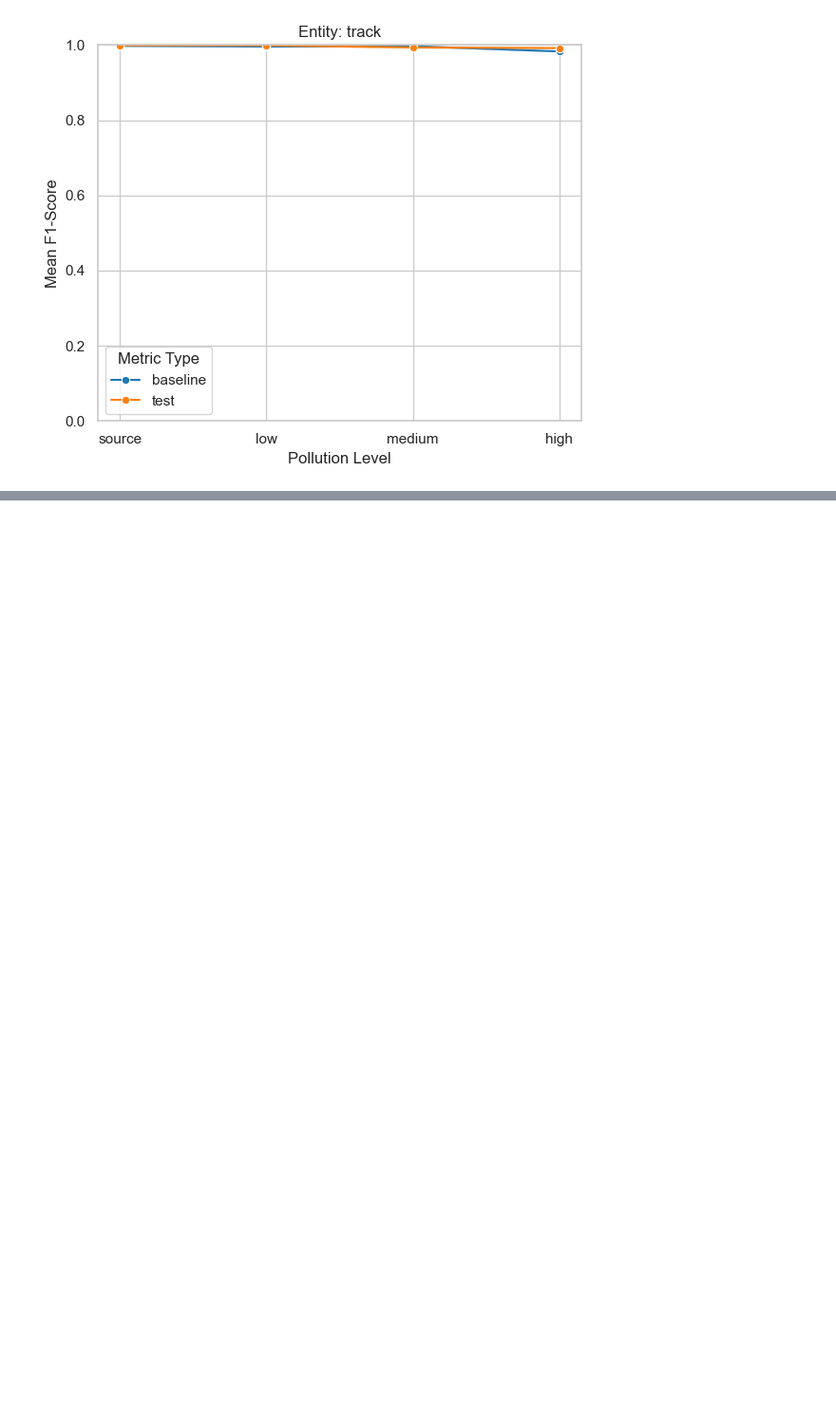
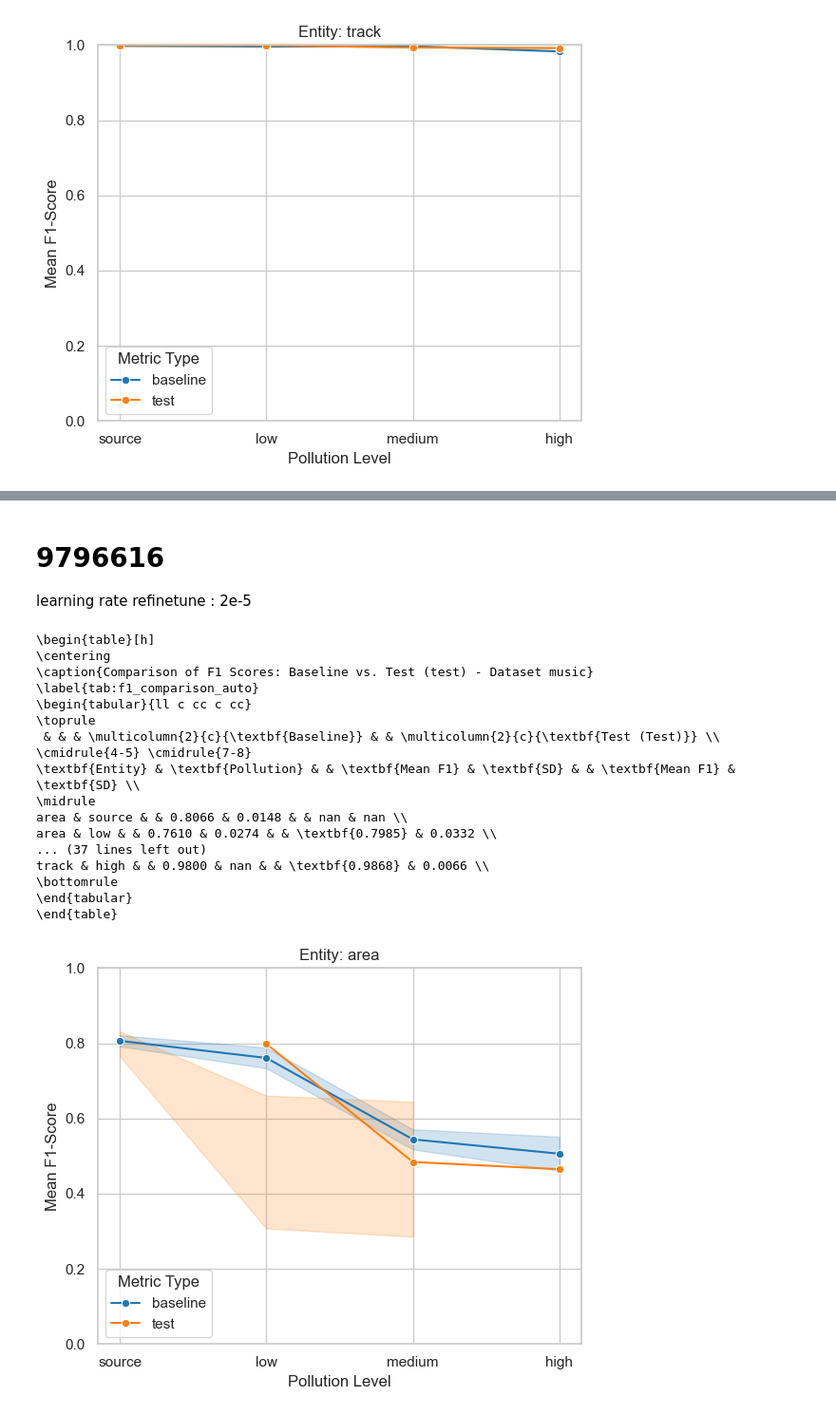
Before and after one commit to oskar-ong/deepcem, a Jupyter notebook: notebooks/results_analysis.ipynb, the cells around one changed output, grey strips where cells are left out. Shown at 95% size. Cells and saved outputs as stored; diff of their text form; code cells hidden in the pictures; blank space fills up the shorter version.

```diff
--- a/notebooks/results_analysis.ipynb
+++ b/notebooks/results_analysis.ipynb
@@ -888,0 +977,45 @@ track & high & & 0.9830 & 0.0000 & & \textbf{0.9920} & 0.0000 \\
+# %% [markdown]
+# 9796616
+
+learning rate refinetune : 2e-5
+# %%
+df = query_metrics(9796616)
+
+# 1. Define the logical order
+pollution_order = ['source', 'low', 'medium', 'high']
+
+# 2. Apply the categorical type to the column
+df['pollution'] = pd.Categorical(
+    df['pollution'],
+    categories=pollution_order,
+    ordered=True
+)
+
+# 3. Sort the DataFrame to reflect this order
+# This ensures that when you generate the table or plot, the rows are in order
+df = df.sort_values(by=['dataset', 'entity', 'pollution', 'metric_type'])
+
+latex_code = generate_comparison_latex(df, test_metric='test')
+
+print(latex_code)
+
+plot_degradation(df, "music", "main", "roberta")
+# %% [output]
+\begin{table}[h]
+\centering
+\caption{Comparison of F1 Scores: Baseline vs. Test (test) - Dataset music}
+\label{tab:f1_comparison_auto}
+\begin{tabular}{ll c cc c cc}
+\toprule
+ & & & \multicolumn{2}{c}{\textbf{Baseline}} & & \multicolumn{2}{c}{\textbf{Test (Test)}} \\
+\cmidrule{4-5} \cmidrule{7-8}
+\textbf{Entity} & \textbf{Pollution} & & \textbf{Mean F1} & \textbf{SD} & & \textbf{Mean F1} & \textbf{SD} \\
+\midrule
+area & source & & 0.8066 & 0.0148 & & nan & nan \\
+area & low & & 0.7610 & 0.0274 & & \textbf{0.7985} & 0.0332 \\
+... (37 lines left out)
+track & high & & 0.9800 & nan & & \textbf{0.9868} & 0.0066 \\
+\bottomrule
+\end{tabular}
+\end{table}
+[figure, added]
```
Also changed, not shown: parts of 3 cells of this notebook, 11 other files.
